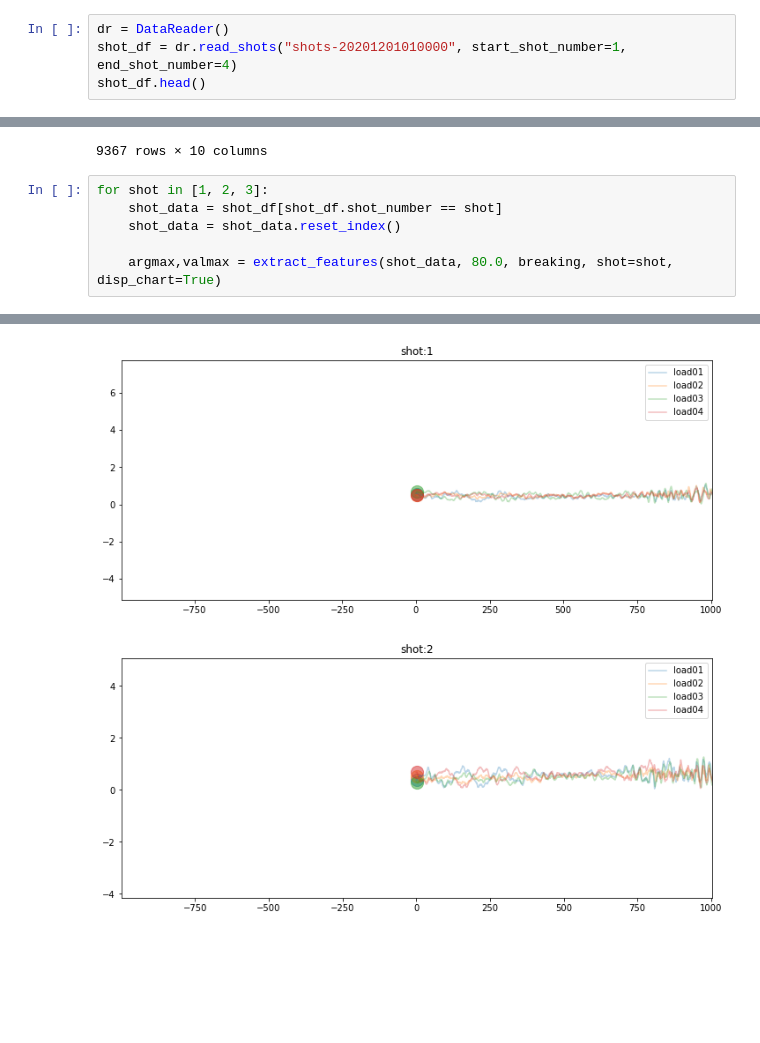
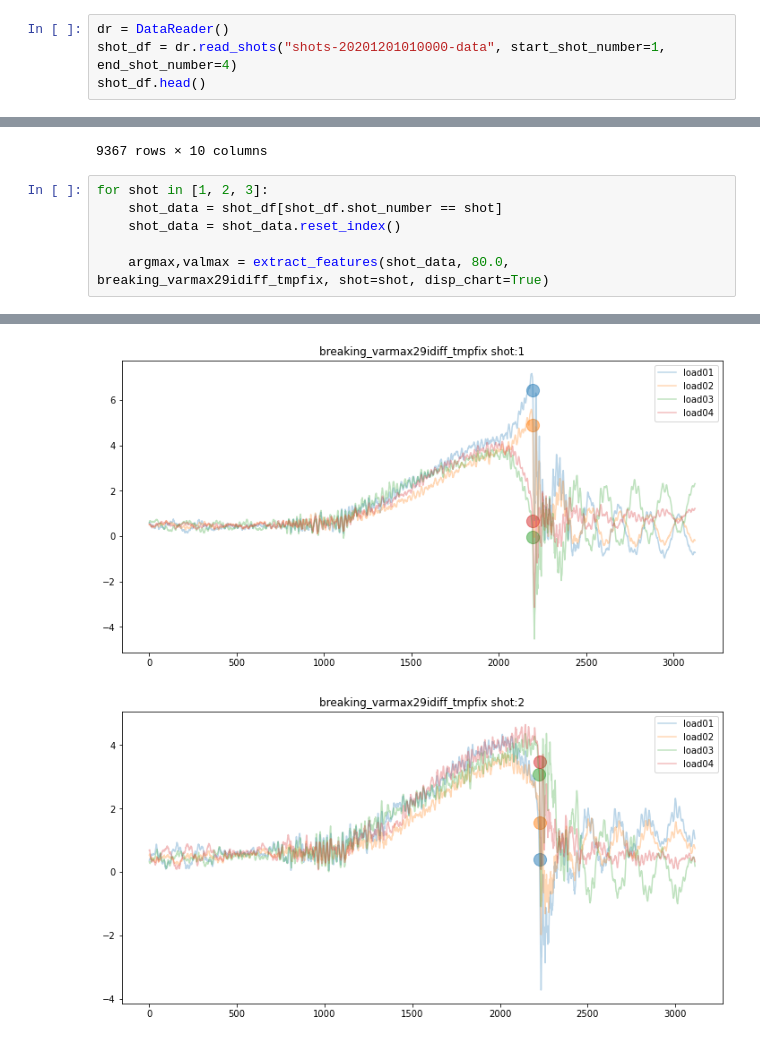
Before and after one commit to ymiyamoto5/data-analysis-platform-bak, a Jupyter notebook: notebooks/analyze-Copy1.ipynb, the cells around one changed output, grey strips where cells are left out. Drawn from its saved outputs; the diff is of its cells as text; blank space fills up the shorter version.

```diff
--- a/notebooks/analyze-Copy1.ipynb
+++ b/notebooks/analyze-Copy1.ipynb
@@ -5,7 +5,7 @@ sys.path.append(os.path.join(os.getcwd(), '../src/'))
 from data_reader.data_reader import DataReader
 # %%
 dr = DataReader()
-shot_df = dr.read_shots("shots-20201201010000", start_shot_number=1, end_shot_number=4)
+shot_df = dr.read_shots("shots-20201201010000-data", start_shot_number=1, end_shot_number=4)
 shot_df.head()
 # %% [output]
 |  | timestamp | sequential_number | sequential_number_by_shot | displacement | load01 | load02 | load03 | load04 | ... |
@@ -65,5 +51,5 @@ for shot in [1, 2, 3]:
     shot_data = shot_df[shot_df.shot_number == shot]
     shot_data = shot_data.reset_index()
 
-    argmax,valmax = extract_features(shot_data, 80.0, breaking, shot=shot, disp_chart=True)
+    argmax,valmax = extract_features(shot_data, 80.0, breaking_varmax29idiff_tmpfix, shot=shot, disp_chart=True)
 # %% [output]
@@ -71,2 +56,2 @@ for shot in [1, 2, 3]:
-[figure, old version]
+[figure, new version]
-[figure, old version]
+[figure, new version]
```
Also changed, not shown: parts of 22 cells of this notebook, 5 other files.
